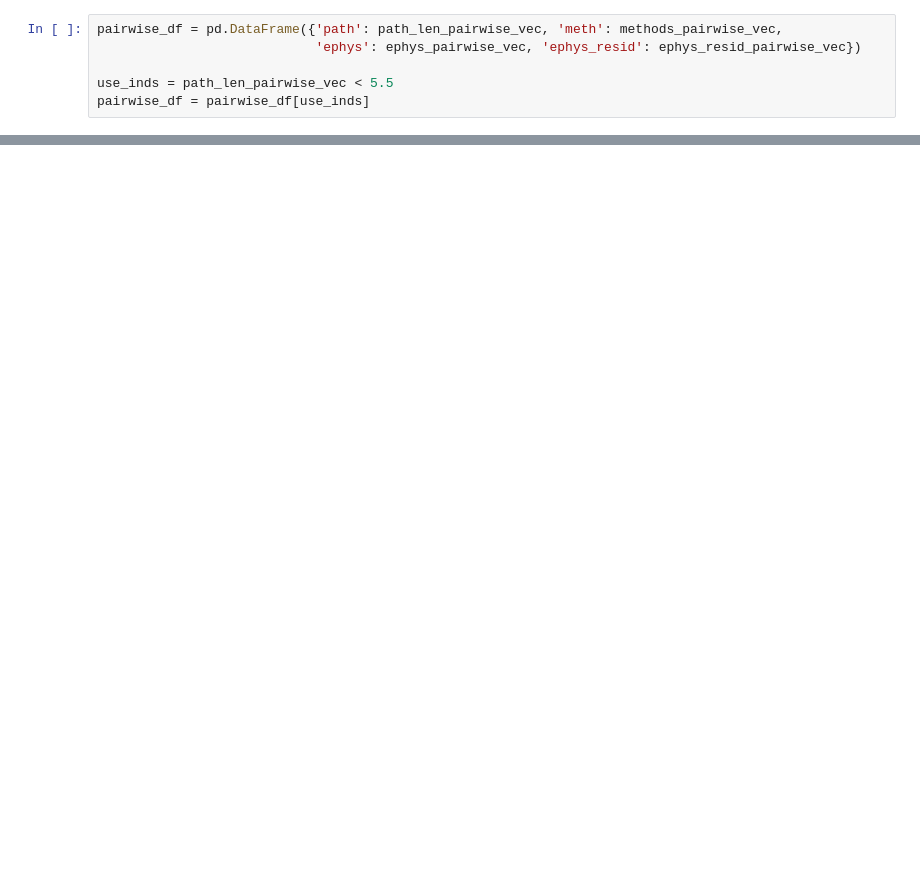
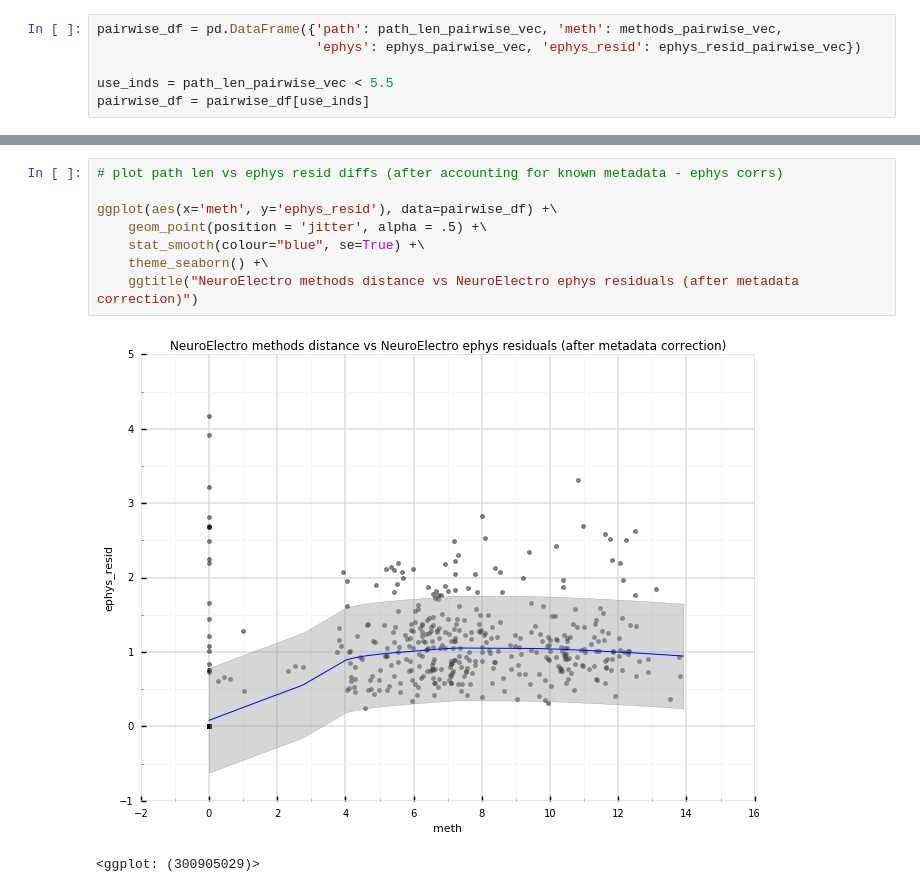
Before and after one commit to neuroelectro/neuroelectro_neurotree, a Jupyter notebook: ca1_analysis.ipynb, the cells around one changed output, grey strips where cells are left out. Saved outputs shown, nothing was run; the diff lists cells and outputs as text; blank space fills up the shorter version.

Commit message:
adding correlation of methods vs ephys resids

```diff
--- a/ca1_analysis.ipynb
+++ b/ca1_analysis.ipynb
@@ -461,3 +471,14 @@ ggplot(aes(x='path', y='ephys_resid'), data=pairwise_df) +\
+# %%
+# plot path len vs ephys resid diffs (after accounting for known metadata - ephys corrs)
+
+ggplot(aes(x='meth', y='ephys_resid'), data=pairwise_df) +\
+    geom_point(position = 'jitter', alpha = .5) +\
+    stat_smooth(colour="blue", se=True) +\
+    theme_seaborn() +\
+    ggtitle("NeuroElectro methods distance vs NeuroElectro ephys residuals (after metadata correction)")
+# %% [output]
+[figure, added]
+<ggplot: (300905029)>
 # %%
 # fit a linear model predicting ephys pairwise differences using methods differences and
 # path len difference matrices as input
```
Also changed, not shown: parts of 7 cells of this notebook.
